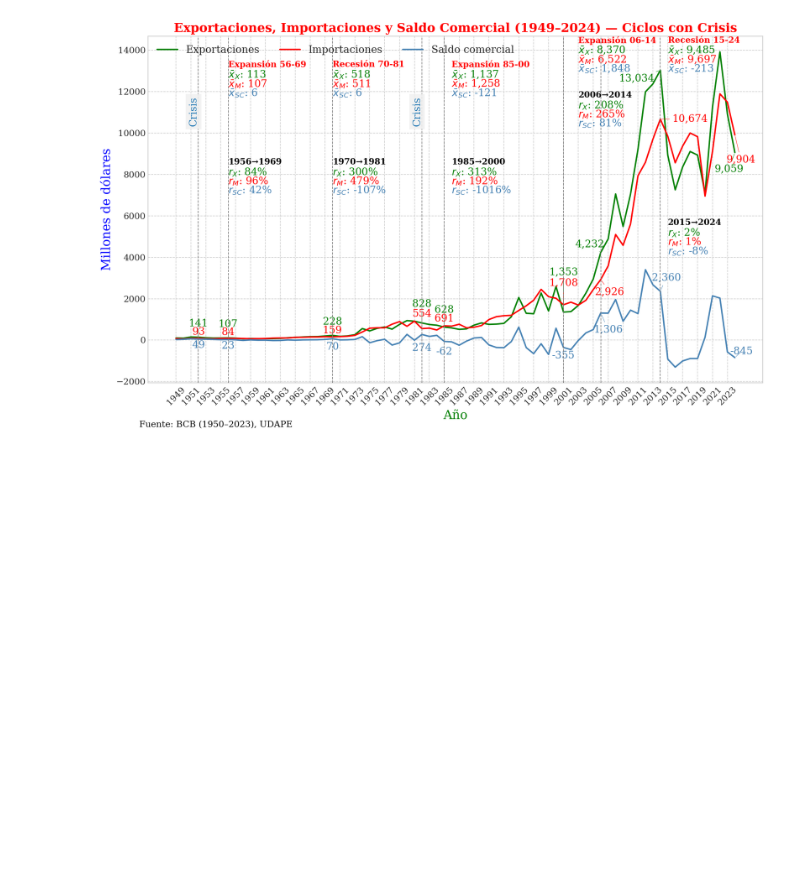
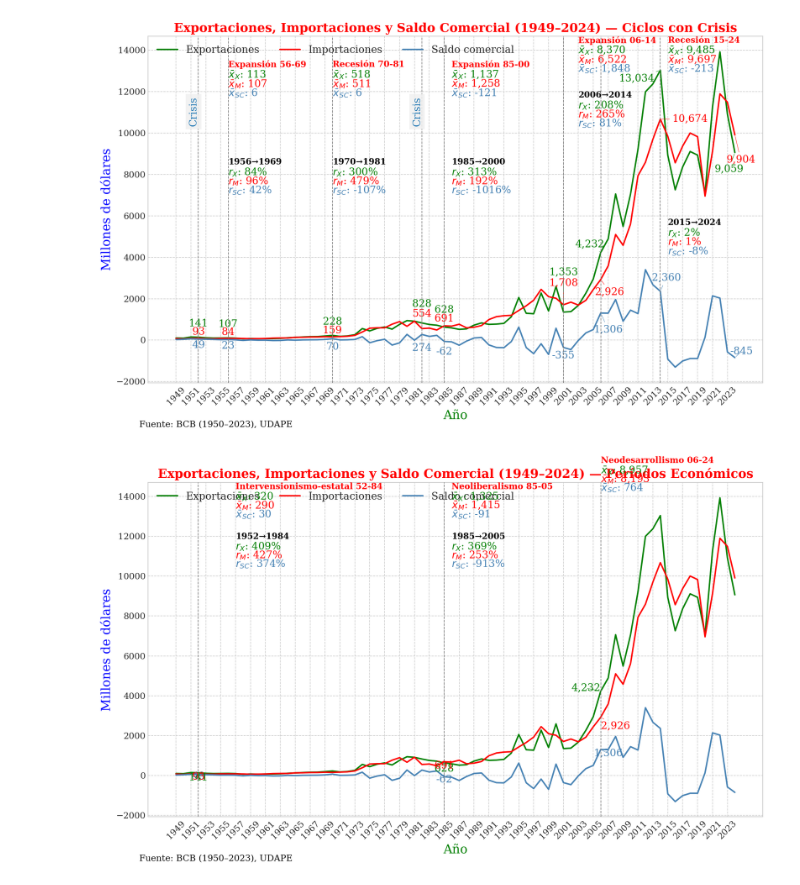
Before and after one commit to navi0369/proyectomacro, a Jupyter notebook: notebooks/tesis/serie_completa/importaciones_y_exportaciones.ipynb, the cells around one changed output. Saved outputs shown, nothing was run; the diff lists cells and outputs as text; code cells hidden in the pictures; blank space fills up the shorter version.

```diff
--- a/notebooks/tesis/serie_completa/importaciones_y_exportaciones.ipynb
+++ b/notebooks/tesis/serie_completa/importaciones_y_exportaciones.ipynb
@@ -155,3 +155,95 @@ plt.savefig(os.path.join(output_dir, "importaciones_exportaciones_saldo.png"))
 plt.show()
 # %% [output]
 [figure]
+# %%
+# ============================================================
+# 2) PERÍODOS ESTRUCTURALES
+# ============================================================
+from config import CYCLES_PERIODOS, annot_years_periodos, periodos_tasas_periodos, hitos_v_periodos
+
+# Preparación de datos para períodos estructurales
+annotate_years_periodos = adjust_annot_years(df, annot_years_periodos)
+cycles_stats_periodos = {
+    name: df.loc[period, cols].mean().to_dict()
+    for name, period in adjust_cycles(df, CYCLES_PERIODOS).items()
+}
+periodos_periodos = adjust_periods(df, periodos_tasas_periodos)
+
+# Offsets específicos para períodos estructurales
+annotation_offsets_periodos = {
+    "exportaciones": {
+        1952: (0, -250),    # Inicio intervencionismo-estatal
+        1985: (0, -300),    # Inicio neoliberalismo
+        2006: (-2, 150),    # Inicio neodesarrollismo
+        2014: (3.5, -400),  # Punto medio neodesarrollismo
+        2023: (0, -380),    # Final de serie
+    },
+    "importaciones": {
+        1952: (0, -150),
+        1985: (0, -200),
+        2006: (2, -450),
+        2014: (-3.5, 200),
+        2023: (0, -680),
+    },
+    "saldo_comercial": {
+        1952: (0, -100),
+        1985: (0, -150),
+        2006: (1, -200),
+        2014: (0.8, 450),
+        2023: (0.9, 200),
+    },
+}
+
+# Hitos verticales para períodos estructurales
+hitos_offset_periodos = {year: 0.8 for year in hitos_v_periodos}
+
+# Medias por período estructural
+medias_offsets_periodos = {
+    'Intervensionismo-estatal 52-84': (1957, 1),      # Posición central del período
+    'Neoliberalismo 85-05': (1986, 1),                # Posición central del período
+    'Neodesarrollismo 06-24': (2006, 1.09),           # Inicio del período
+}
+
+# Tasas de crecimiento por período estructural
+tasas_offsets_periodos = {
+    '1952-1984': (1957, 0.83),    # Intervencionismo-estatal
+    '1985-2005': (1986, 0.83),    # Neoliberalismo
+    '2006-2023': (2006, 1.01),    # Neodesarrollismo
+}
+
+# Construcción del gráfico de períodos estructurales
+fig, ax = init_base_plot(
+    df,
+    componentes,
+    colors,
+    f"Exportaciones, Importaciones y Saldo Comercial ({df.index[0]}–{df.index[-1]}) — Períodos Económicos",
+    "Año",
+    "Millones de dólares",
+    source_text="Fuente: BCB (1950–2023), UDAPE"
+)
+
+# Elementos gráficos específicos para períodos
+add_hitos(ax, df.index, hitos_v_periodos, hitos_offset_periodos, line_kwargs={'lw':0.9})
+
+add_cycle_means_multi(
+    ax, cycles_stats_periodos, medias_offsets_periodos,
+    abbr_map, colors, line_spacing=ax.get_ylim()[1]*0.03
+)
+
+add_year_value_annotations(
+    ax, df, annotate_years_periodos, cols,
+    annotation_offsets_periodos, colors, arrow_lw=0.5
+)
+
+add_period_growth_annotations_multi(
+    ax, df, periodos_periodos, cols,
+    tasas_offsets_periodos, colors, abbr_map
+)
+
+ax.legend(loc="upper left", ncol=3, fontsize=14)
+plt.tight_layout()
+plt.savefig(os.path.join(output_dir, "importaciones_exportaciones_saldo_periodos.png"))
+plt.show()
+plt.close()
+# %% [output]
+[figure, added]
```
Also changed, not shown: 57 other files.
